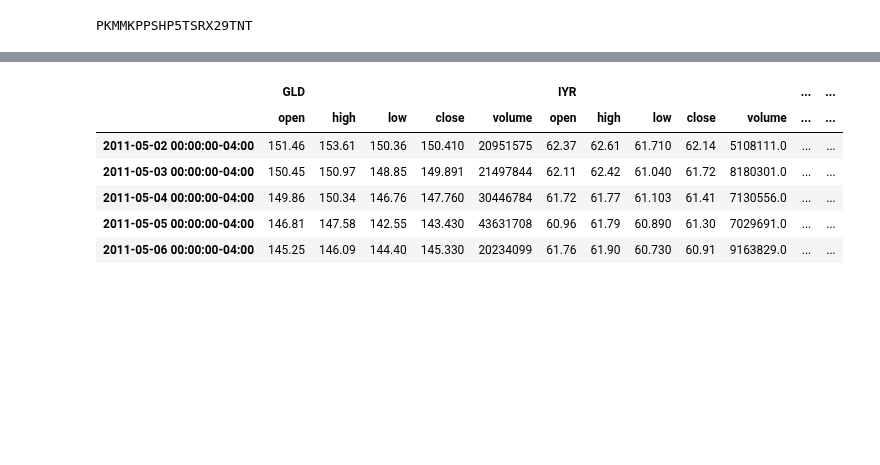
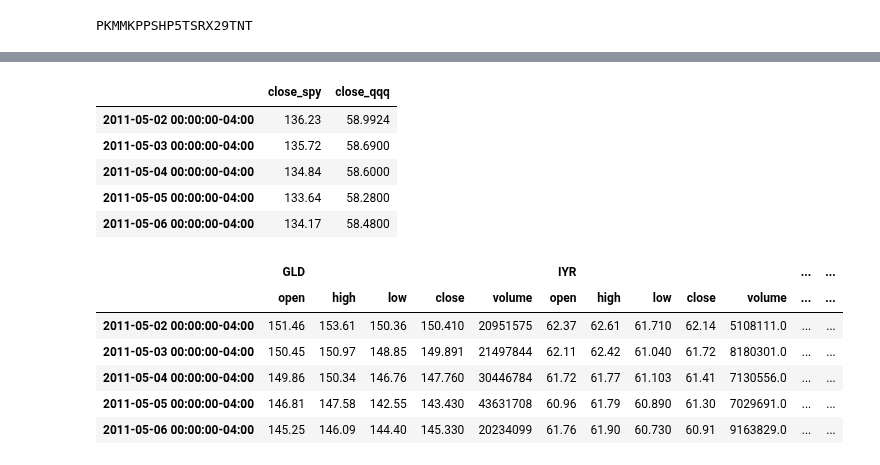
Before and after one commit to ummearusha/Insuring_Insurance_Payments, a Jupyter notebook: code_Feng.ipynb, the cells around one changed output, grey strips where cells are left out. Cells and saved outputs as stored; diff of their text form; code cells hidden in the pictures; blank space fills up the shorter version.

Commit message:
upload data

```diff
--- a/code_Feng.ipynb
+++ b/code_Feng.ipynb
@@ -96,3 +108,15 @@ NameError: name 'ETFs_df_result' is not defined
+# %%
+spy_data = get_ticker_prices("SPY")
+QQQ_data = get_ticker_prices("QQQ")
+tickers_data = spy_data.join(QQQ_data)
+tickers_data.head()
+# %% [output]
+|  | close_spy | close_qqq |
+| 2011-05-02 00:00:00-04:00 | 136.23 | 58.9924 |
+| 2011-05-03 00:00:00-04:00 | 135.72 | 58.6900 |
+| 2011-05-04 00:00:00-04:00 | 134.84 | 58.6000 |
+| 2011-05-05 00:00:00-04:00 | 133.64 | 58.2800 |
+| 2011-05-06 00:00:00-04:00 | 134.17 | 58.4800 |
 # %%
 
 api_key_QD = os.getenv("QUANDL_API_KEY")
```
Also changed, not shown: parts of 1 cell of this notebook, 4 other files.
